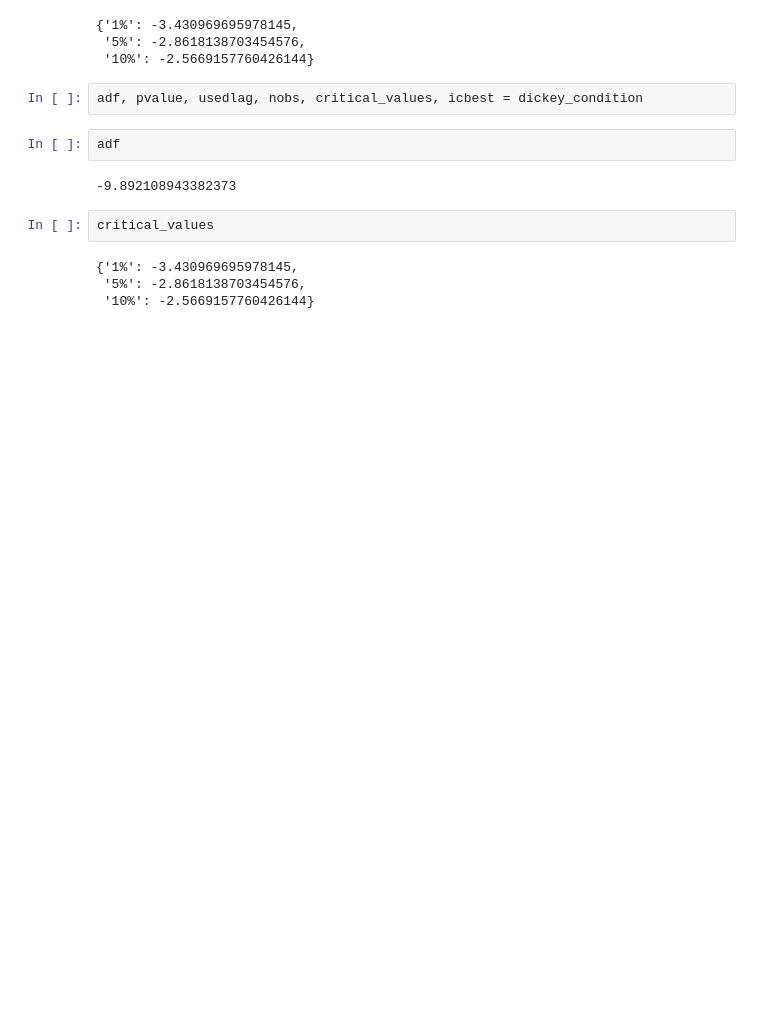
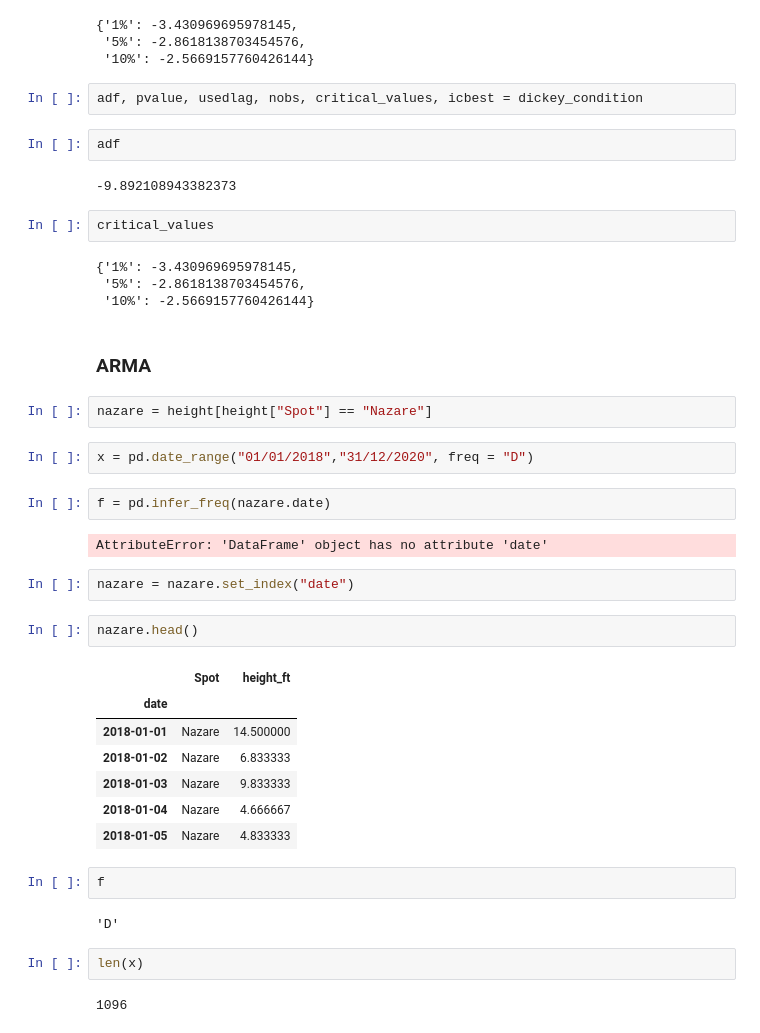
Before and after one commit to lukesmith194/SurfScanner, a Jupyter notebook: Time series.ipynb, the cells around one changed output. Saved outputs shown, nothing was run; the diff lists cells and outputs as text; blank space fills up the shorter version.

```diff
--- a/Time series.ipynb
+++ b/Time series.ipynb
@@ -149,3 +170,33 @@ critical_values
 {'1%': -3.430969695978145,
  '5%': -2.8618138703454576,
  '10%': -2.5669157760426144}
+# %% [markdown]
+### ARMA
+# %%
+nazare = height[height["Spot"] == "Nazare"]
+# %%
+x = pd.date_range("01/01/2018","31/12/2020", freq = "D")
+# %%
+f = pd.infer_freq(nazare.date)
+# %% [output]
+AttributeError: 'DataFrame' object has no attribute 'date'
+# %%
+nazare = nazare.set_index("date")
+# %%
+nazare.head()
+# %% [output]
+|  | Spot | height_ft |
+| date |  |  |
+| 2018-01-01 | Nazare | 14.500000 |
+| 2018-01-02 | Nazare | 6.833333 |
+| 2018-01-03 | Nazare | 9.833333 |
+| 2018-01-04 | Nazare | 4.666667 |
+| 2018-01-05 | Nazare | 4.833333 |
+# %%
+f
+# %% [output]
+'D'
+# %%
+len(x)
+# %% [output]
+1096
```
Also changed, not shown: parts of 8 cells of this notebook, 1 other file.
